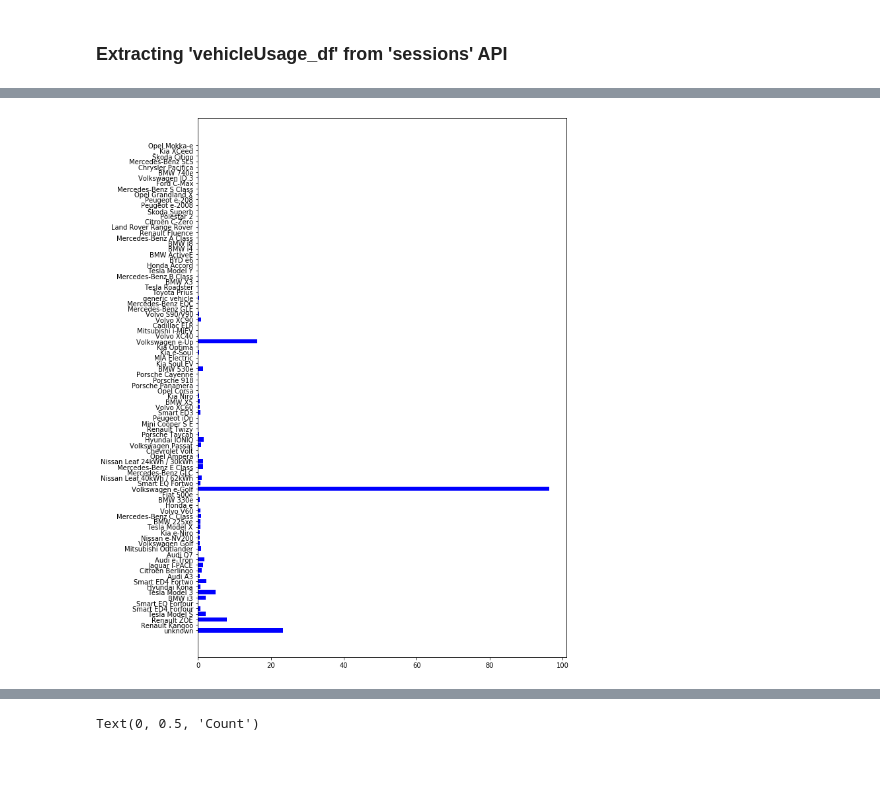
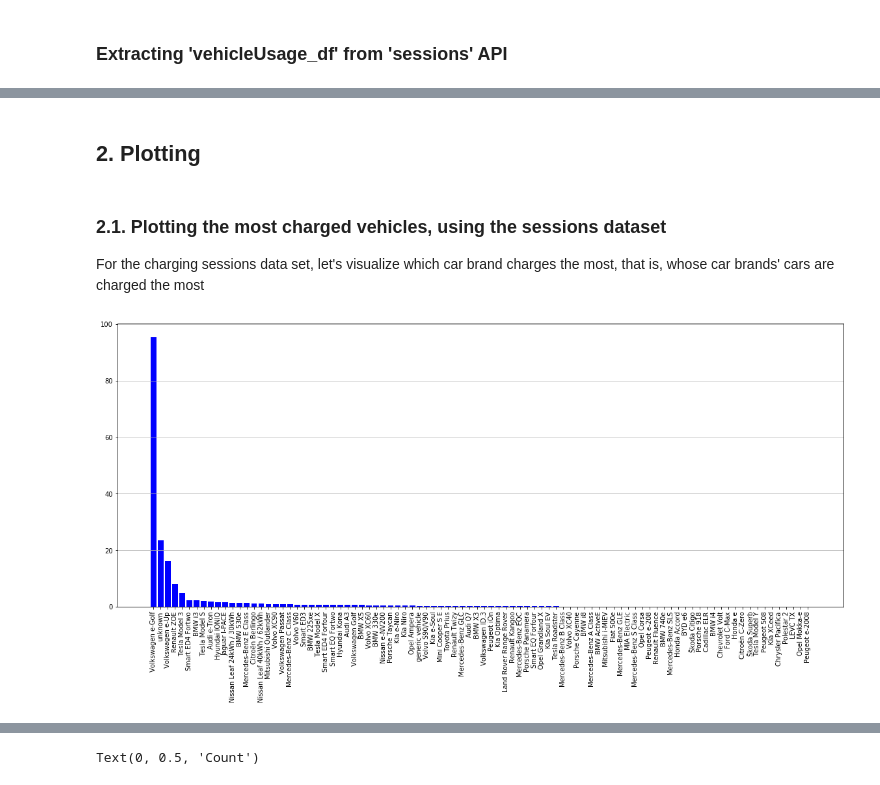
Before and after one commit to n1oftheabove/BowieMobility, a Jupyter notebook: main_bowiemobility.ipynb, the cells around one changed output, grey strips where cells are left out. Saved outputs shown, nothing was run; the diff lists cells and outputs as text; code cells hidden in the pictures.

```diff
--- a/main_bowiemobility.ipynb
+++ b/main_bowiemobility.ipynb
@@ -153,10 +185,16 @@ vehicleUsage_dict = sessions_data['vehicleUsage']
 
 vehicleUsage_df=pd.DataFrame(vehicleUsage_dict)
 
-#change column 'name' to "type-of-cars" and "percentage" to "usage coefficient"
+#change column 'name' to "type-of-cars" and "percentage" to "usage-coefficient"
 vehicleUsage_df = vehicleUsage_df.rename(columns={'name':'type-of-cars', 'percentage':'usage-coefficient'})
 
 vehicleUsage_df.sort_values("usage-coefficient", ascending=False).reset_index(drop=True)
 
-#pickle
-vehicleUsage_df.to_pickle('vehicleUsage_pickle.pkl')
+# Store dataframe in another with appropriate variable name
+df_chr_st = vehicleUsage_df
+
+# Export dataframe to pickle
+df_chr_st.to_pickle('./data/df_chr_st.pkl')
+
+# Look at finished dataframe
+df_chr_st.head(5)
@@ -163,7 +208,16 @@ vehicleUsage_df.to_pickle('vehicleUsage_pickle.pkl')
+# %% [markdown]
+## 2. Plotting
+# %% [markdown]
+### 2.1. Plotting the most charged vehicles, using the sessions dataset
+
+For the charging sessions data set, let's visualize which car brand charges the most, that is, whose car brands' cars are charged the most
 # %%
-fig, ax = plt.subplots(figsize=(10,15))
-plt.barh(vehicleUsage_df["type-of-cars"],
-       vehicleUsage_df["usage-coefficient"],
-       color = "blue");
+fig, ax = plt.subplots(figsize=(20,8))
+plt.bar(df_chr_st.sort_values('usage-coefficient', ascending=False)["type-of-cars"],
+        df_chr_st.sort_values('usage-coefficient', ascending=False)["usage-coefficient"],
+        color = "blue",
+       )
+ax.tick_params(axis='x', labelrotation=90)
+ax.grid(axis='y')
 # %% [output]
-[figure, old version]
+[figure, new version]
```
Also changed, not shown: parts of 33 cells of this notebook.
